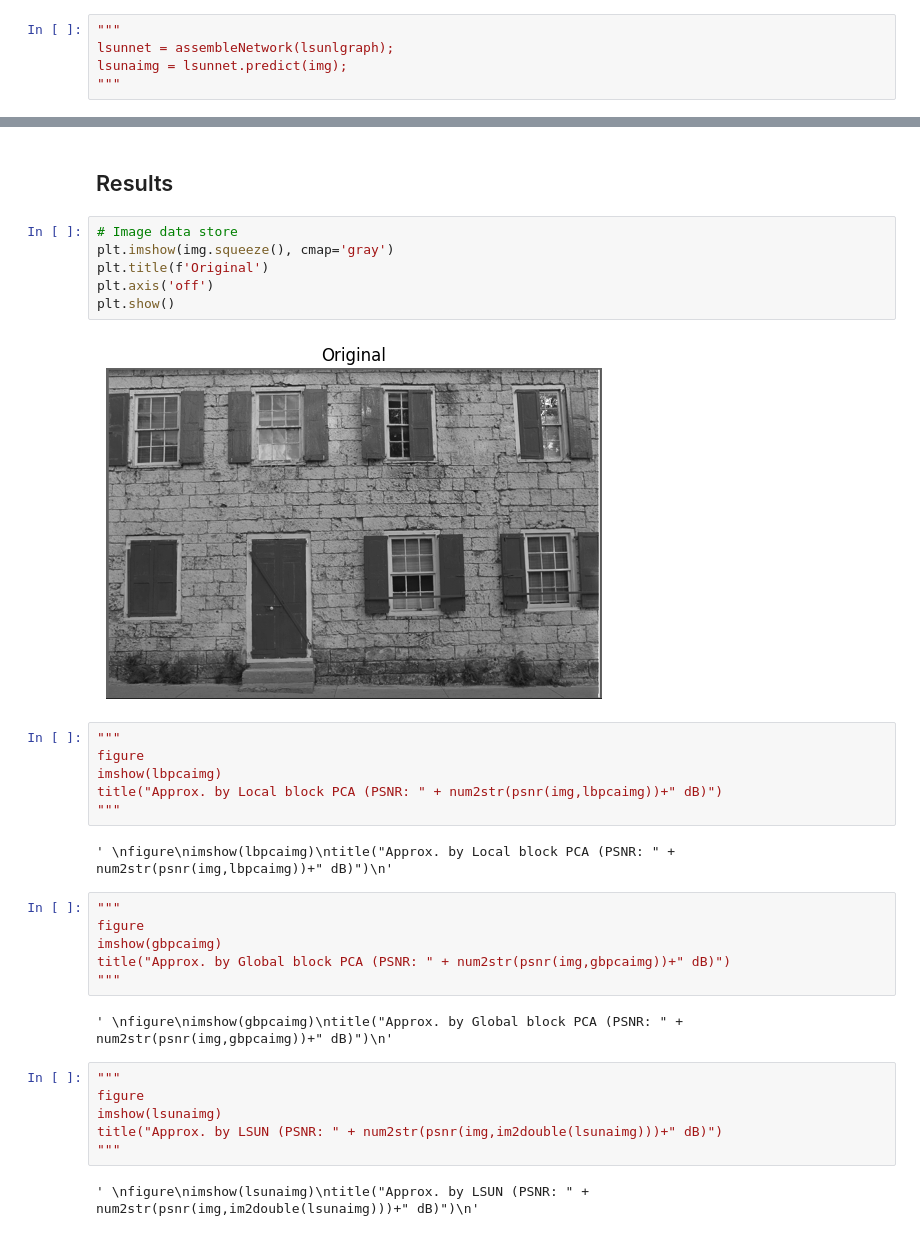
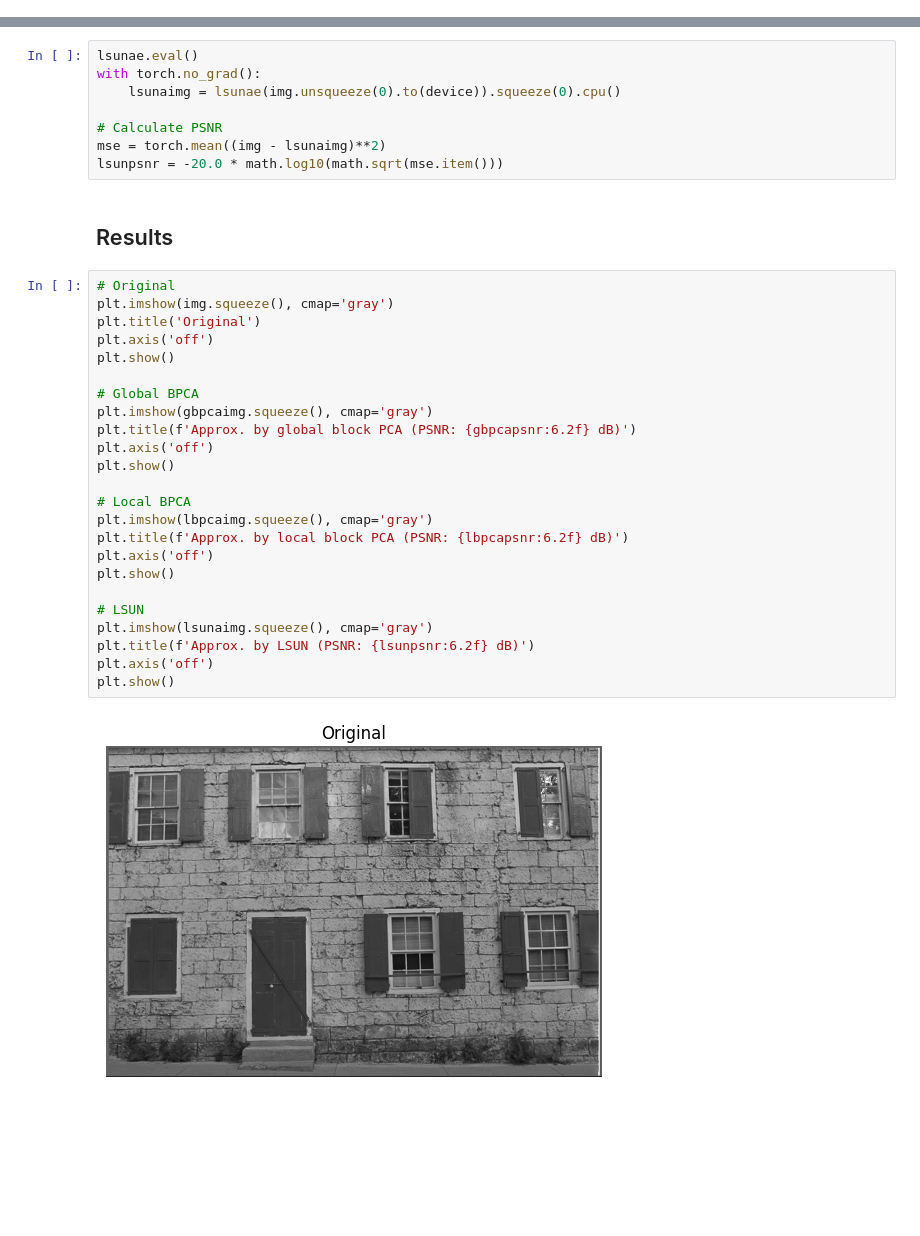
Before and after one commit to msiplab/TanSacNet, a Jupyter notebook: code/examples/lsun/main_lsun.ipynb, the cells around one changed output, grey strips where cells are left out. Drawn from its saved outputs; the diff is of its cells as text; blank space fills up the shorter version.

```diff
--- a/code/examples/lsun/main_lsun.ipynb
+++ b/code/examples/lsun/main_lsun.ipynb
@@ -501,8 +526,3 @@ title('Linear autoencoder with LSUN')
 # %% [markdown]
 
 Predict
-# %%
-"""
-lsunnet = assembleNetwork(lsunlgraph);
-lsunaimg = lsunnet.predict(img);
-"""
@@ -511,34 +529,36 @@ lsunaimg = lsunnet.predict(img);
+# %%
+lsunae.eval()
+with torch.no_grad():
+    lsunaimg = lsunae(img.unsqueeze(0).to(device)).squeeze(0).cpu()
+
+# Calculate PSNR
+mse = torch.mean((img - lsunaimg)**2)
+lsunpsnr = -20.0 * math.log10(math.sqrt(mse.item()))
 # %% [markdown]
 ## Results
-# %%
-# Image data store
-plt.imshow(img.squeeze(), cmap='gray')
-plt.title(f'Original')
-plt.axis('off')
-plt.show()
-# %% [output]
-[figure, removed]
-# %%
-"""
-figure
-imshow(lbpcaimg)
-title("Approx. by Local block PCA (PSNR: " + num2str(psnr(img,lbpcaimg))+" dB)")
-"""
-# %% [output]
-' \nfigure\nimshow(lbpcaimg)\ntitle("Approx. by Local block PCA (PSNR: " + num2str(psnr(img,lbpcaimg))+" dB)")\n'
-# %%
-"""
-figure
-imshow(gbpcaimg)
-title("Approx. by Global block PCA (PSNR: " + num2str(psnr(img,gbpcaimg))+" dB)")
-"""
-# %% [output]
-' \nfigure\nimshow(gbpcaimg)\ntitle("Approx. by Global block PCA (PSNR: " + num2str(psnr(img,gbpcaimg))+" dB)")\n'
-# %%
-"""
-figure
-imshow(lsunaimg)
-title("Approx. by LSUN (PSNR: " + num2str(psnr(img,im2double(lsunaimg)))+" dB)")
-"""
-# %% [output]
-' \nfigure\nimshow(lsunaimg)\ntitle("Approx. by LSUN (PSNR: " + num2str(psnr(img,im2double(lsunaimg)))+" dB)")\n'
+# %%
+# Original
+plt.imshow(img.squeeze(), cmap='gray')
+plt.title('Original')
+plt.axis('off')
+plt.show()
+
+# Global BPCA
+plt.imshow(gbpcaimg.squeeze(), cmap='gray')
+plt.title(f'Approx. by global block PCA (PSNR: {gbpcapsnr:6.2f} dB)')
+plt.axis('off')
+plt.show()
+
+# Local BPCA
+plt.imshow(lbpcaimg.squeeze(), cmap='gray')
+plt.title(f'Approx. by local block PCA (PSNR: {lbpcapsnr:6.2f} dB)')
+plt.axis('off')
+plt.show()
+
+# LSUN
+plt.imshow(lsunaimg.squeeze(), cmap='gray')
+plt.title(f'Approx. by LSUN (PSNR: {lsunpsnr:6.2f} dB)')
+plt.axis('off')
+plt.show()
+# %% [output]
+[figure, added]
```
Also changed, not shown: parts of 17 cells of this notebook, 3 other files.
